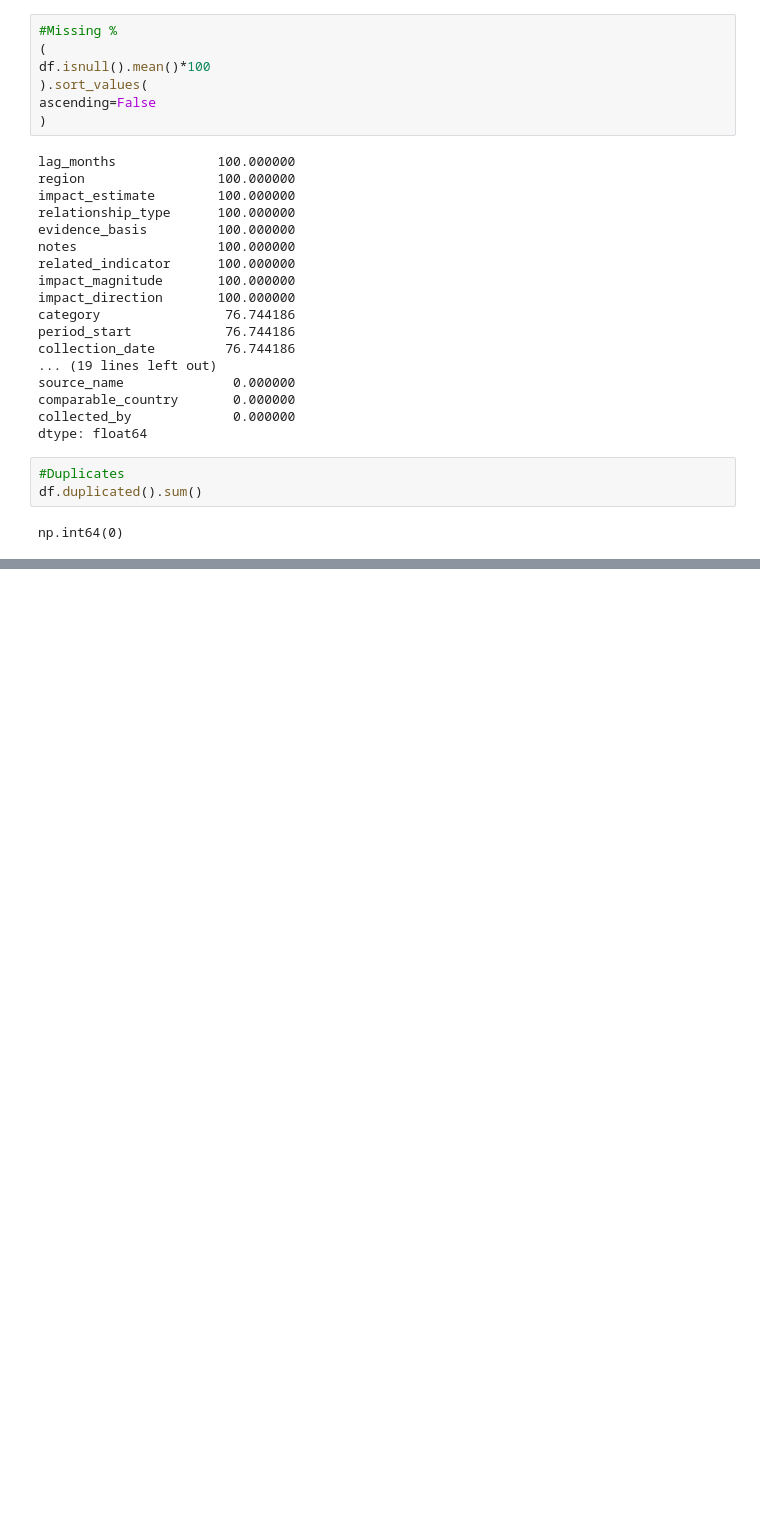
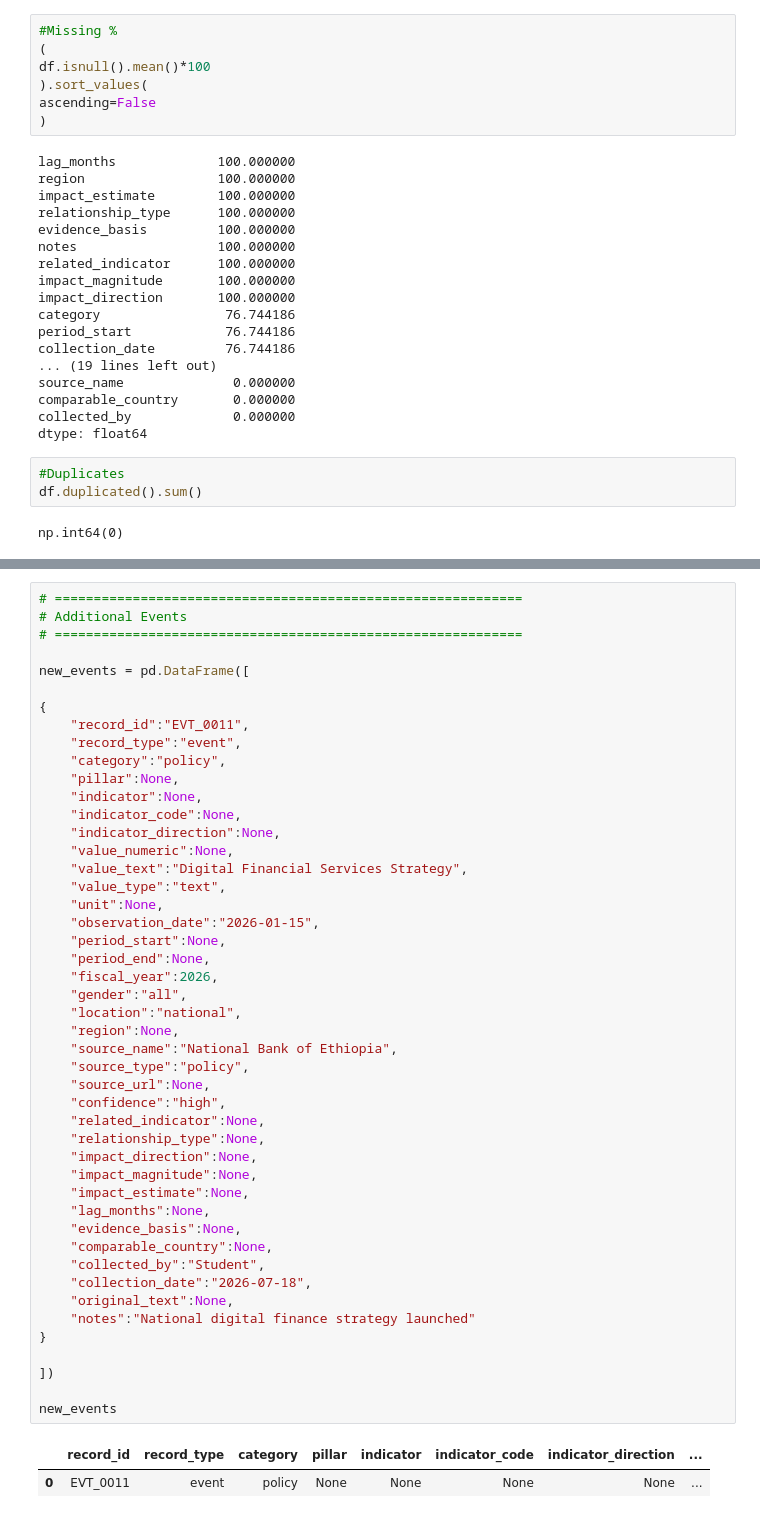
Before and after one commit to Lalisecf/ethiopia-fi-forecast-week11, a Jupyter notebook: notebooks/task1_data_exploration.ipynb, the cells around one changed output, grey strips where cells are left out. Cells and saved outputs as stored; diff of their text form; blank space fills up the shorter version.

```diff
--- a/notebooks/task1_data_exploration.ipynb
+++ b/notebooks/task1_data_exploration.ipynb
@@ -613,0 +712,50 @@ np.int64(0)
+# %%
+# ============================================================
+# Additional Events
+# ============================================================
+
+new_events = pd.DataFrame([
+
+{
+    "record_id":"EVT_0011",
+    "record_type":"event",
+    "category":"policy",
+    "pillar":None,
+    "indicator":None,
+    "indicator_code":None,
+    "indicator_direction":None,
+    "value_numeric":None,
+    "value_text":"Digital Financial Services Strategy",
+    "value_type":"text",
+    "unit":None,
+    "observation_date":"2026-01-15",
+    "period_start":None,
+    "period_end":None,
+    "fiscal_year":2026,
+    "gender":"all",
+    "location":"national",
+    "region":None,
+    "source_name":"National Bank of Ethiopia",
+    "source_type":"policy",
+    "source_url":None,
+    "confidence":"high",
+    "related_indicator":None,
+    "relationship_type":None,
+    "impact_direction":None,
+    "impact_magnitude":None,
+    "impact_estimate":None,
+    "lag_months":None,
+    "evidence_basis":None,
+    "comparable_country":None,
+    "collected_by":"Student",
+    "collection_date":"2026-07-18",
+    "original_text":None,
+    "notes":"National digital finance strategy launched"
+}
+
+])
+
+new_events
+# %% [output]
+|  | record_id | record_type | category | pillar | indicator | indicator_code | indicator_direction | ... |
+| 0 | EVT_0011 | event | policy | None | None | None | None | ... |
```
Also changed, not shown: parts of 3 cells of this notebook.
